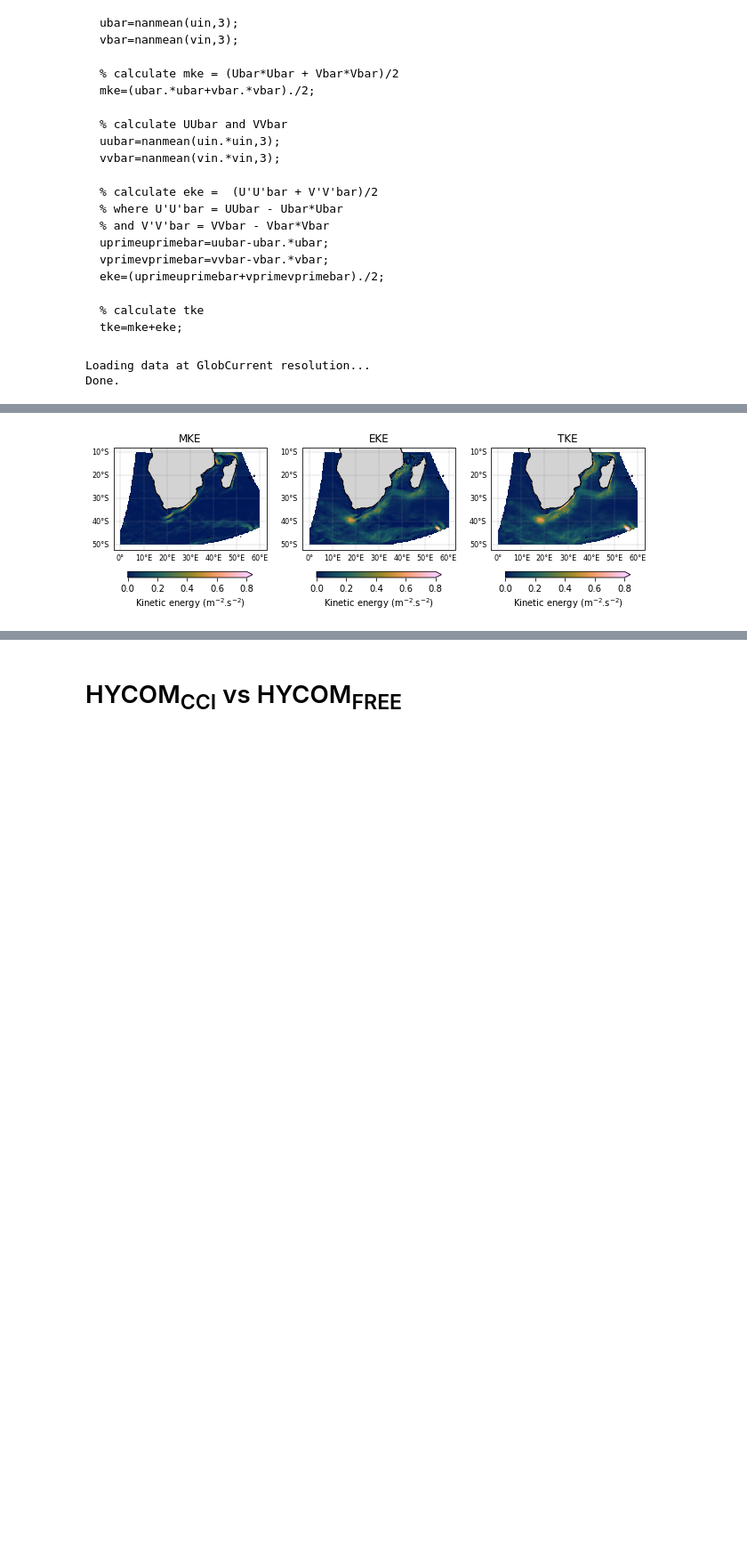
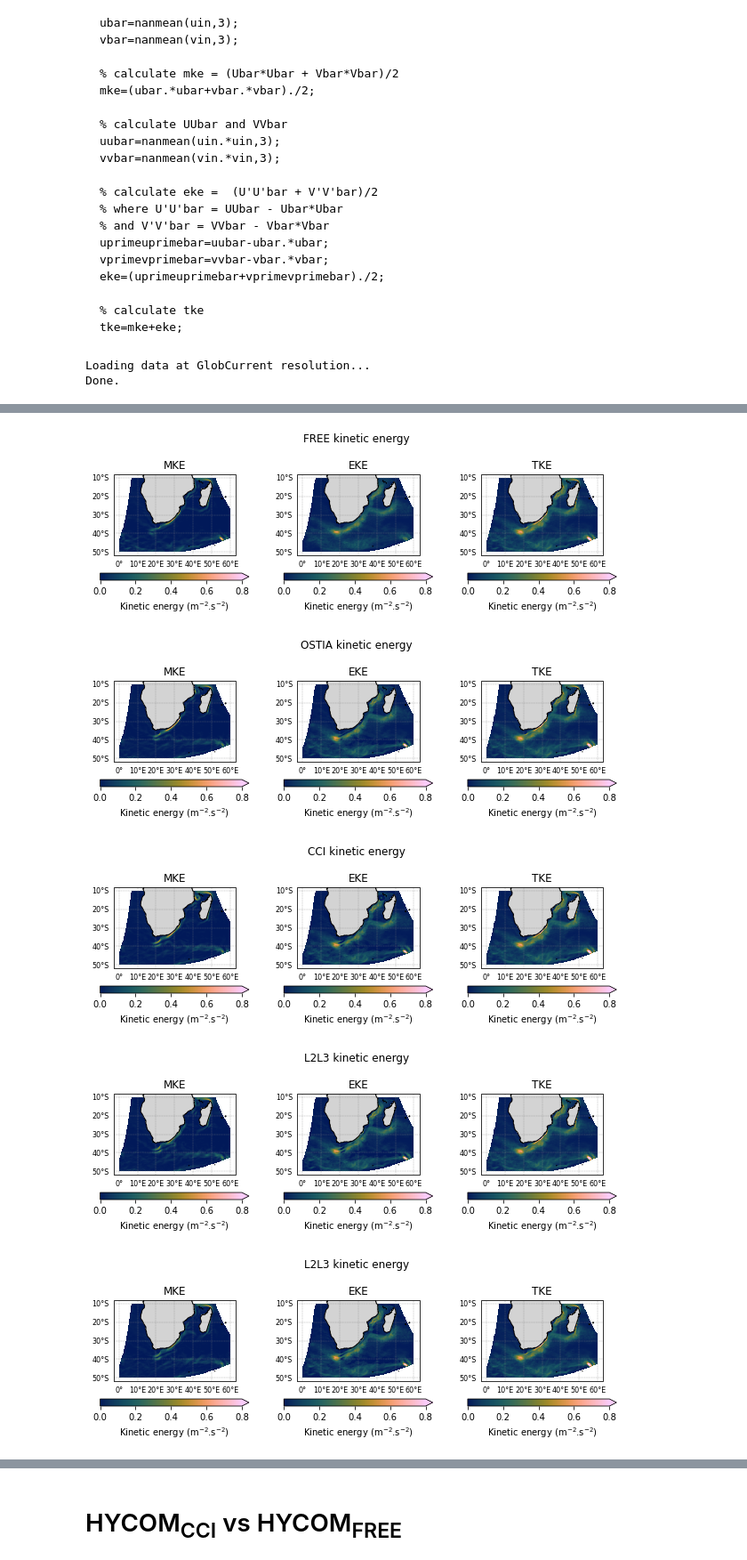
Before and after one commit to HarryLuyt/paper1_scripts, a Jupyter notebook: Scripts/MKE_EKE.ipynb, the cells around one changed output, grey strips where cells are left out. Shown at 89% size. Saved outputs shown, nothing was run; the diff lists cells and outputs as text; code cells hidden in the pictures; blank space fills up the shorter version.

Commit message:
Finalise energy calculation and plotting function

```diff
--- a/Scripts/MKE_EKE.ipynb
+++ b/Scripts/MKE_EKE.ipynb
@@ -225,6 +225,8 @@ def plotEnergies(simulation, simulation_name):
                             subplot_kw={'projection': proj})
     axs = axs.flatten()
 
+    fig.suptitle(f'{simulation_name} kinetic energy')
+
     for i, energy in enumerate(energies):
         img = simulation[energy].plot(ax=axs[i], transform=ccrs.PlateCarree(),
                                       cmap=cmc.batlow, add_colorbar=False,
@@ -249,12 +251,22 @@ def plotEnergies(simulation, simulation_name):
         gl.xlabel_style = {'size': 8}
         gl.ylabel_style = {'size': 8}
 
-    save_dir = '../Figures'
+    save_dir = '../Figures/energies'
     plt.savefig(f'{save_dir}/Energy_{simulation_name}_native_{NATIVELOADED}.png',
                 dpi=300, bbox_inches='tight')
 
 #     return simulation
-# %%
-plotEnergies(ds_cci, 'CCI')
-# %% [output]
-[figure, removed]
+# %%
+# plotEnergies(ds_cci, 'CCI')
+
+sims = [(ds_free, 'FREE'), (ds_ostia, 'OSTIA'), (ds_cci, 'CCI'), (ds_l2l3, 'L2L3'),
+        (ds_l2, 'L2L3'), (ds_gc, 'GlobCurrent')]
+
+for run, name in sims:
+    plotEnergies(run, name)
+# %% [output]
+[figure, added]
+[figure, added]
+[figure, added]
+[figure, added]
+[figure, added]
```
Also changed, not shown: parts of 2 cells of this notebook.
